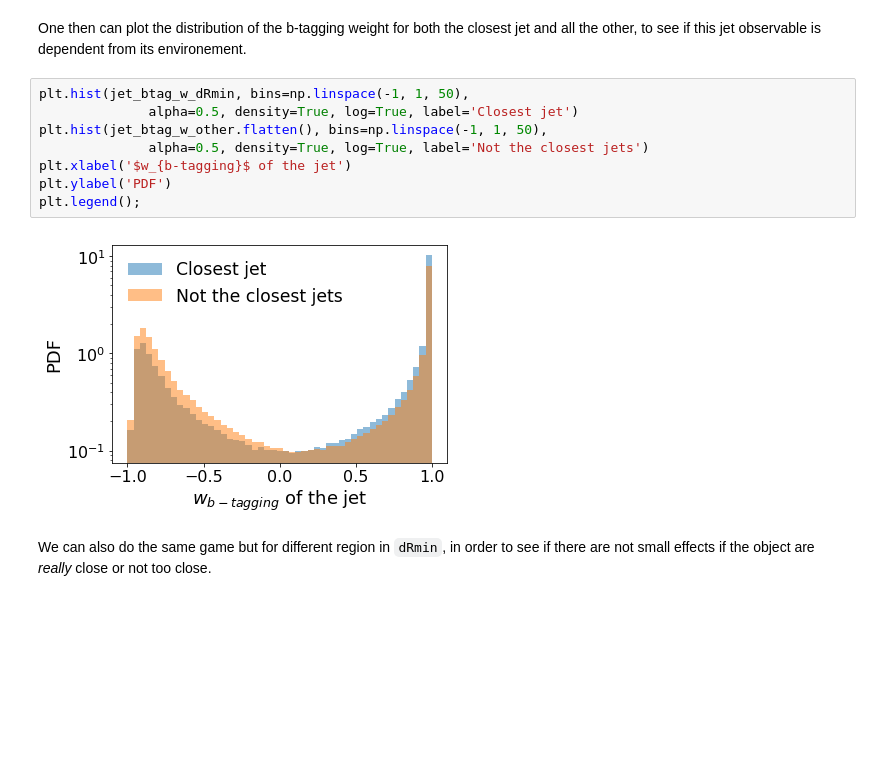
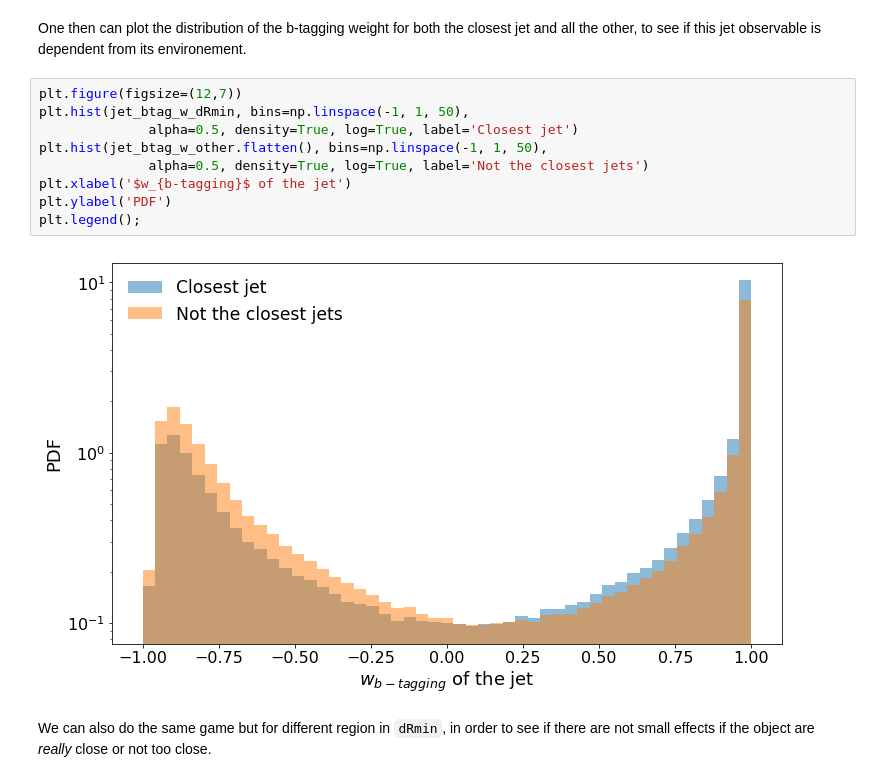
Before and after one commit to MLatCezeaux/intro_numpy, a Jupyter notebook: lecture/3-CollisionAnalysis.ipynb, the cells around one changed output. Drawn from its saved outputs; the diff is of its cells as text; blank space fills up the shorter version.

Commit message:
Enlarging one figure

```diff
--- a/lecture/3-CollisionAnalysis.ipynb
+++ b/lecture/3-CollisionAnalysis.ipynb
@@ -648,15 +648,16 @@ jet_btag_w_other = npu.get_all_but_indexed_value(jet_btag_w, idRmin)
 # %% [markdown]
 One then can plot the distribution of the b-tagging weight for both the closest jet and all the other, to see if this jet observable is dependent from its environement.
 # %%
+plt.figure(figsize=(12,7))
 plt.hist(jet_btag_w_dRmin, bins=np.linspace(-1, 1, 50),
               alpha=0.5, density=True, log=True, label='Closest jet')
 plt.hist(jet_btag_w_other.flatten(), bins=np.linspace(-1, 1, 50),
               alpha=0.5, density=True, log=True, label='Not the closest jets')
 plt.xlabel('$w_{b-tagging}$ of the jet')
 plt.ylabel('PDF')
 plt.legend();
 # %% [output]
-[figure, old version]
+[figure, new version]
 # %% [markdown]
 We can also do the same game but for different region in `dRmin`, in order to see if there are not small effects if the object are *really* close or not too close.
 # %%
```
Also changed, not shown: parts of 7 cells of this notebook, 1 other file.
